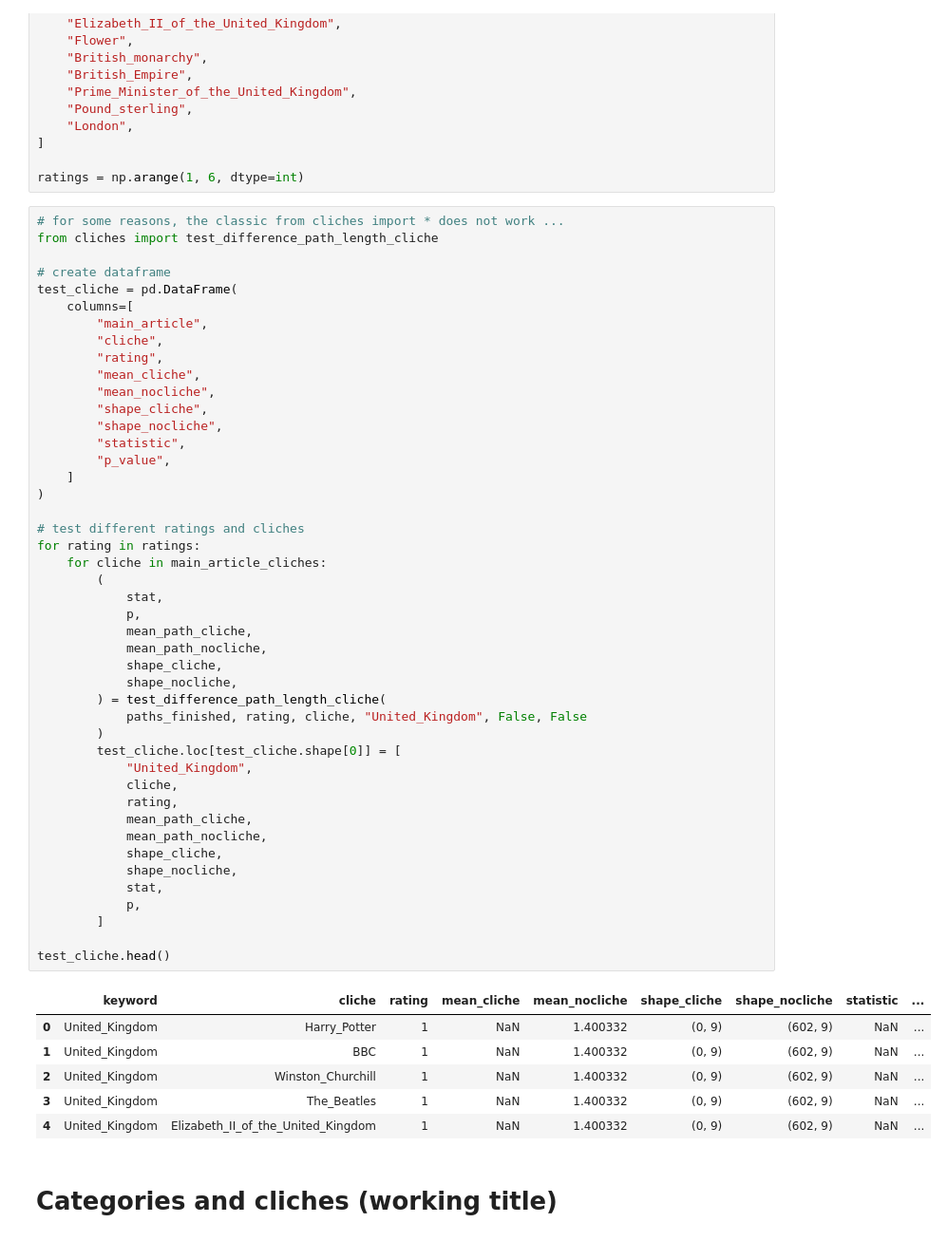
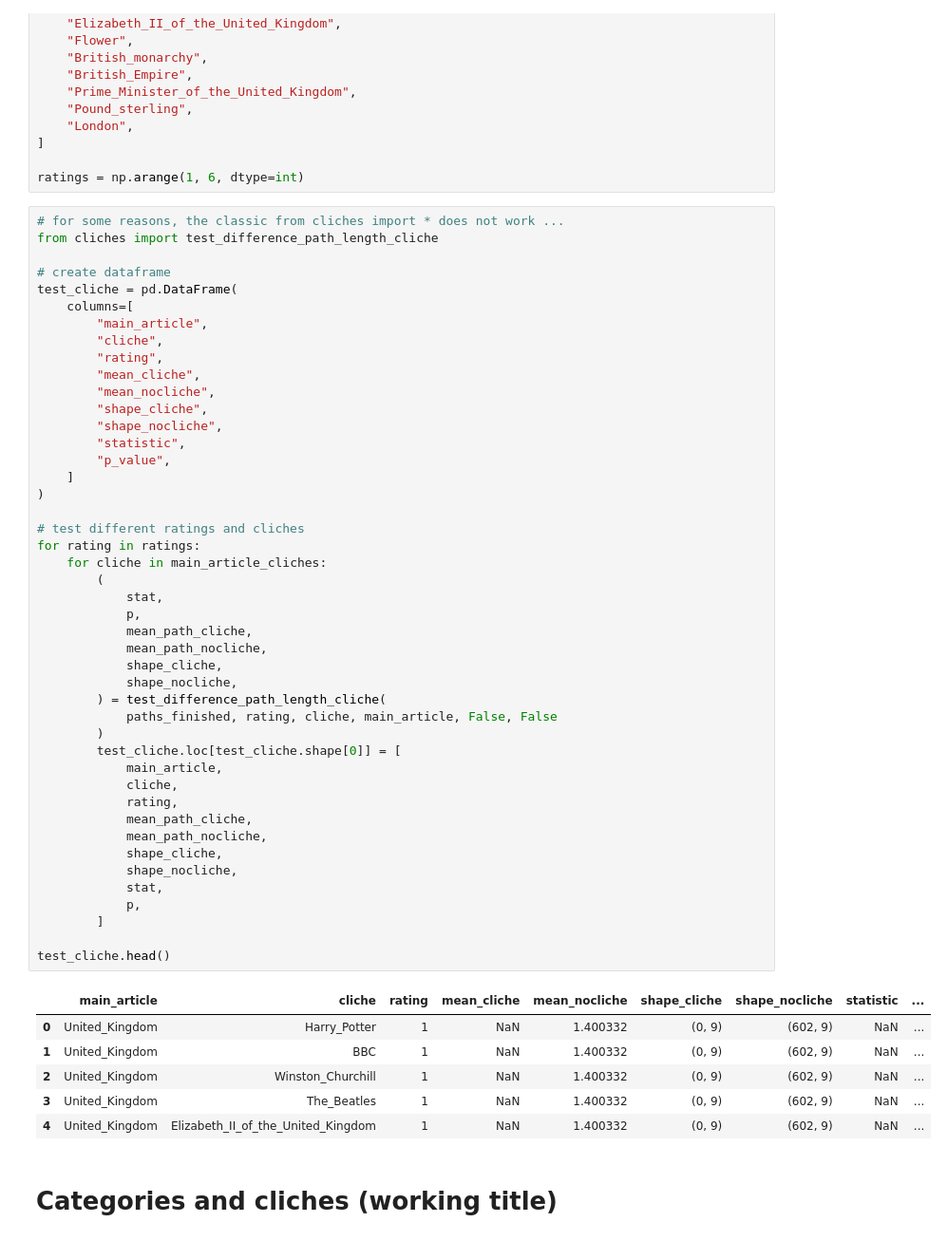
Before and after one commit to epfl-ada/ada-2023-project-abracadabra2023, a Jupyter notebook: nb.ipynb, the cells around one changed output. Shown at 95% size. Cells and saved outputs as stored; diff of their text form.

```diff
--- a/nb.ipynb
+++ b/nb.ipynb
@@ -204,36 +204,36 @@ test_cliche = pd.DataFrame(
         "statistic",
         "p_value",
     ]
 )
 
 # test different ratings and cliches
 for rating in ratings:
     for cliche in main_article_cliches:
         (
             stat,
             p,
             mean_path_cliche,
             mean_path_nocliche,
             shape_cliche,
             shape_nocliche,
         ) = test_difference_path_length_cliche(
-            paths_finished, rating, cliche, "United_Kingdom", False, False
+            paths_finished, rating, cliche, main_article, False, False
         )
         test_cliche.loc[test_cliche.shape[0]] = [
-            "United_Kingdom",
+            main_article,
             cliche,
             rating,
             mean_path_cliche,
             mean_path_nocliche,
             shape_cliche,
             shape_nocliche,
             stat,
             p,
         ]
 
 test_cliche.head()
 # %% [output]
-|  | keyword | cliche | rating | mean_cliche | mean_nocliche | shape_cliche | shape_nocliche | statistic | ... |
+|  | main_article | cliche | rating | mean_cliche | mean_nocliche | shape_cliche | shape_nocliche | statistic | ... |
 | 0 | United_Kingdom | Harry_Potter | 1 | NaN | 1.400332 | (0, 9) | (602, 9) | NaN | ... |
 | 1 | United_Kingdom | BBC | 1 | NaN | 1.400332 | (0, 9) | (602, 9) | NaN | ... |
 | 2 | United_Kingdom | Winston_Churchill | 1 | NaN | 1.400332 | (0, 9) | (602, 9) | NaN | ... |
```
Also changed, not shown: parts of 8 cells of this notebook, 2 other files.
